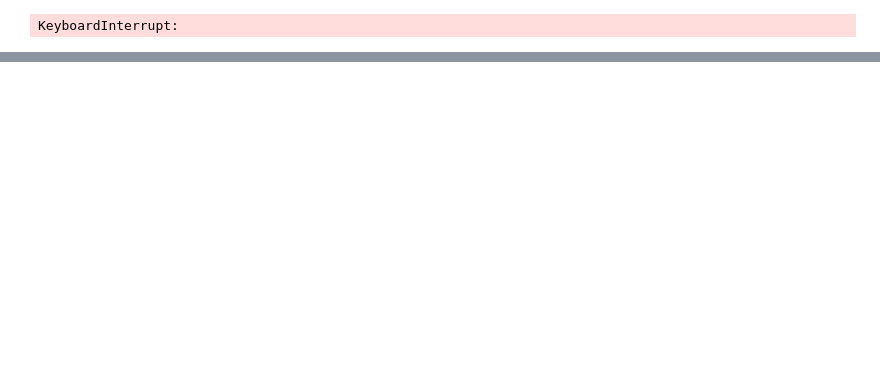
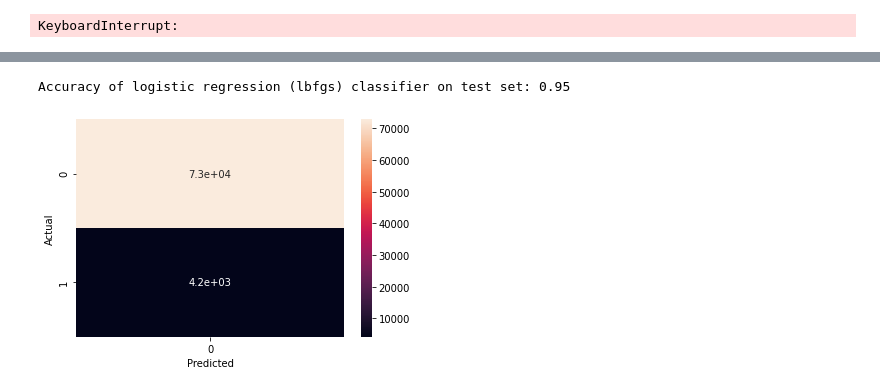
Before and after one commit to 2dukes/PROJ_IART_2021, a Jupyter notebook: proj2/CreditRisk.ipynb, the cells around one changed output, grey strips where cells are left out. Saved outputs shown, nothing was run; the diff lists cells and outputs as text; code cells hidden in the pictures; blank space fills up the shorter version.

```diff
--- a/proj2/CreditRisk.ipynb
+++ b/proj2/CreditRisk.ipynb
@@ -518,0 +618,19 @@ scatter.savefig("output.png")
+# %%
+"""from sklearn.preprocessing import MinMaxScaler
+
+mm_scaler = MinMaxScaler()
+X_train = mm_scaler.fit_transform(X_train)
+X_test = mm_scaler.transform(X_test)
+X_test = mm_scaler.transform(X_test)
+
+logreg = LogisticRegression()
+logreg.fit(X_train, y_train)
+y_pred = logreg.predict(X_test)
+accuracy_score = logreg.score(X_test, y_test)
+
+confusion_matrix = pd.crosstab(y_test, y_pred, rownames=['Actual'], colnames=['Predicted'])
+sb.heatmap(confusion_matrix, annot=True)
+print('Accuracy of logistic regression (lbfgs) classifier on test set: {:.2f}'.format(logreg.score(X_test, y_test)))"""
+# %% [output]
+Accuracy of logistic regression (lbfgs) classifier on test set: 0.95
+[figure, added]
```
Also changed, not shown: parts of 16 cells of this notebook.
